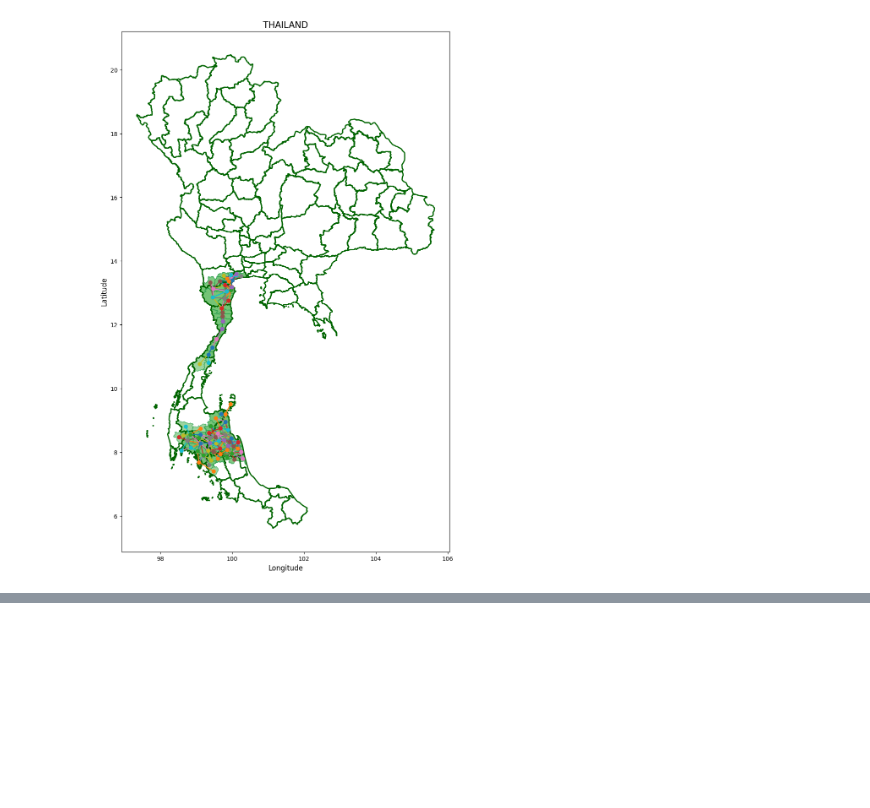
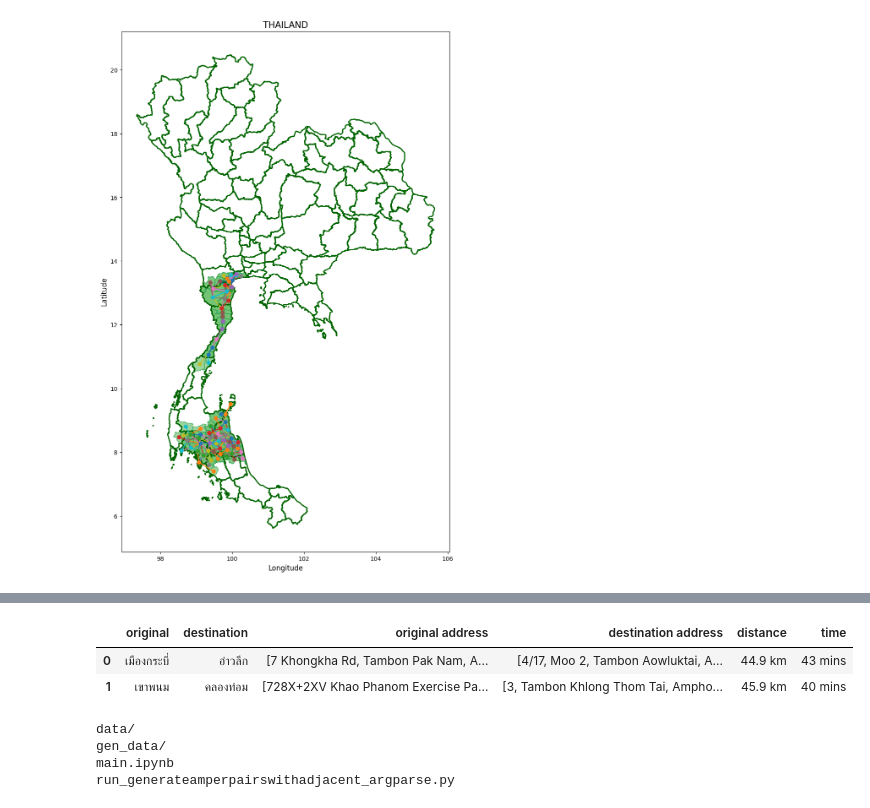
Before and after one commit to wtepsan/Adjacency-and-Distance-Matrix-of-Thailand, a Jupyter notebook: main.ipynb, the cells around one changed output, grey strips where cells are left out. Cells and saved outputs as stored; diff of their text form; code cells hidden in the pictures; blank space fills up the shorter version.

```diff
--- a/main.ipynb
+++ b/main.ipynb
@@ -316,0 +367,13 @@ please provide us feedback at https://github.com/pandas-dev/pandas/issues/54466
+# %%
+results_df.head()
+# %% [output]
+|  | original | destination | original address | destination address | distance | time |
+| 0 | เมืองกระบี่ | อ่าวลึก | [7 Khongkha Rd, Tambon Pak Nam, A... | [4/17, Moo 2, Tambon Aowluktai, A... | 44.9 km | 43 mins |
+| 1 | เขาพนม | คลองท่อม | [728X+2XV Khao Phanom Exercise Pa... | [3, Tambon Khlong Thom Tai, Ampho... | 45.9 km | 40 mins |
+# %%
+ls
+# %% [output]
+data/
+gen_data/
+main.ipynb
+run_generateamperpairswithadjacent_argparse.py
```
Also changed, not shown: parts of 2 cells of this notebook, 4 other files.
